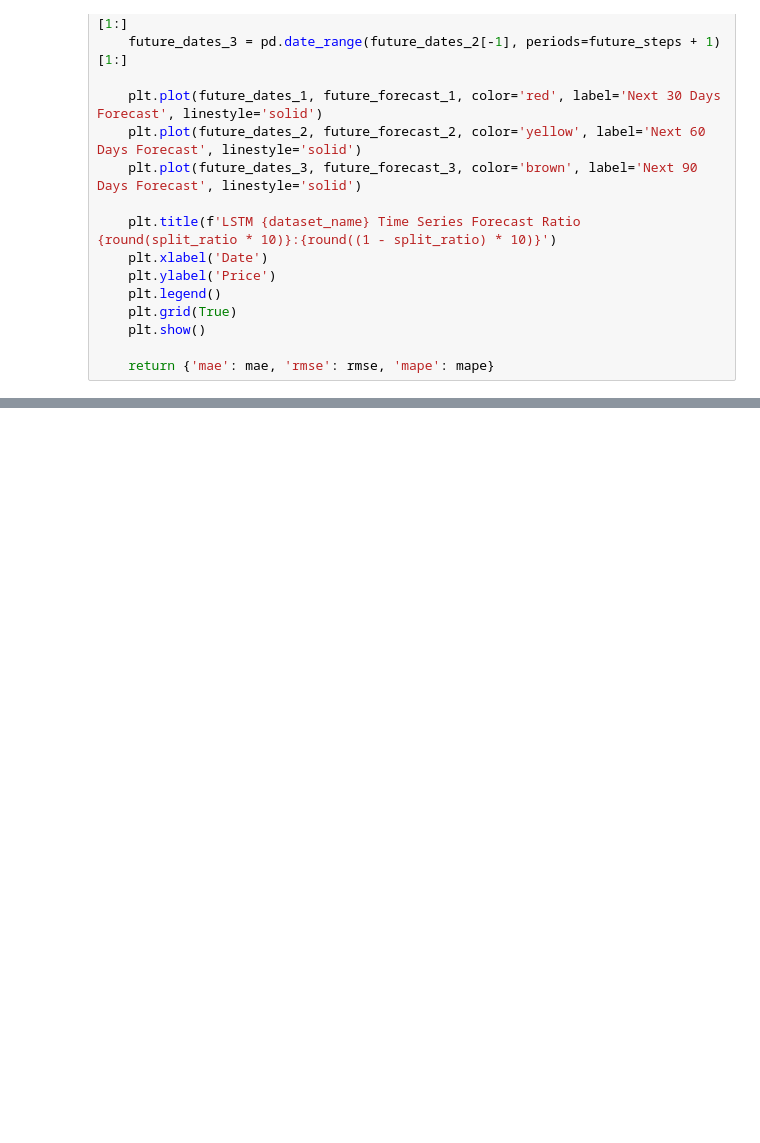
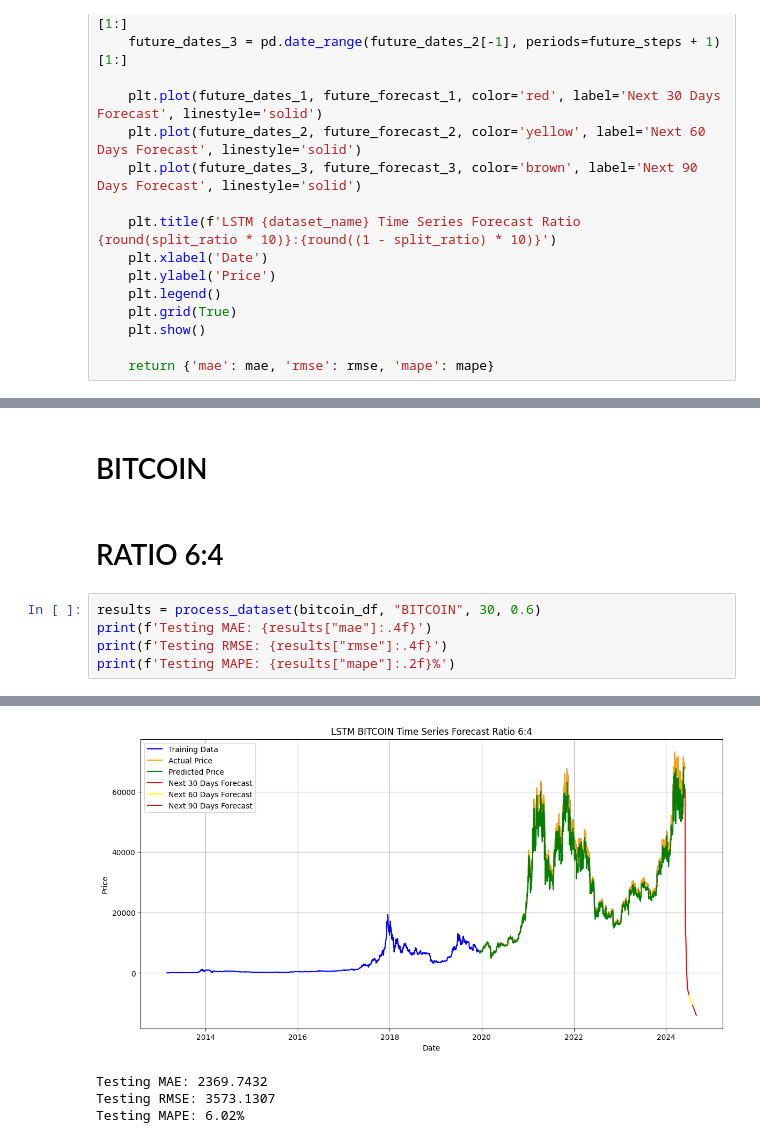
Before and after one commit to Annatruc/IS403_O22_HTCL_3, a Jupyter notebook: Models/Team3_LSTM.ipynb, the cells around one changed output, grey strips where cells are left out. Drawn from its saved outputs; the diff is of its cells as text; blank space fills up the shorter version.

```diff
--- a/Models/Team3_LSTM.ipynb
+++ b/Models/Team3_LSTM.ipynb
@@ -258,0 +175,10 @@ Epoch 6/100
+# %% [markdown]
+# BITCOIN
+# %% [markdown]
+# RATIO 6:4
+# %%
+results = process_dataset(bitcoin_df, "BITCOIN", 30, 0.6)
+print(f'Testing MAE: {results["mae"]:.4f}')
+print(f'Testing RMSE: {results["rmse"]:.4f}')
+print(f'Testing MAPE: {results["mape"]:.2f}%')
+# %% [output]
@@ -258,0 +202,4 @@ Epoch 6/100
+[figure, added]
+Testing MAE: 2369.7432
+Testing RMSE: 3573.1307
+Testing MAPE: 6.02%
```
Also changed, not shown: parts of 27 cells of this notebook, 1 other file.
